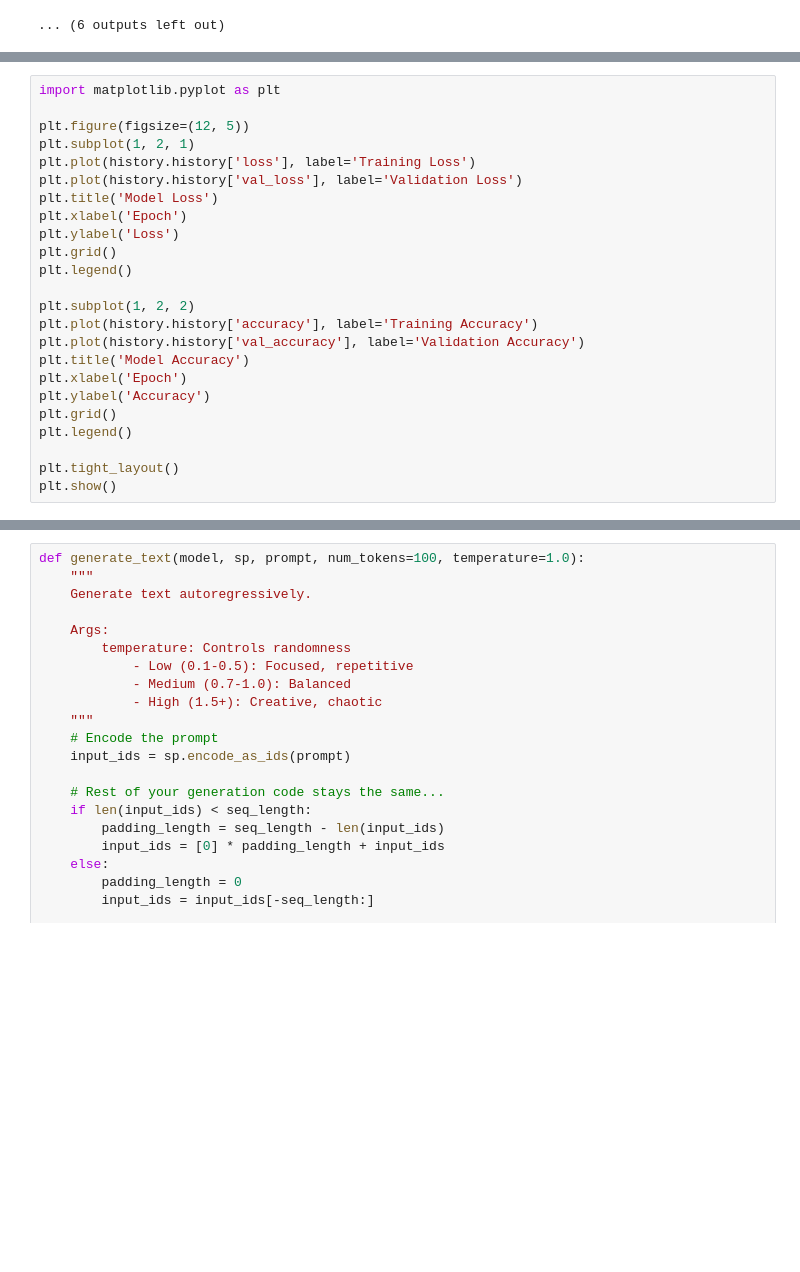
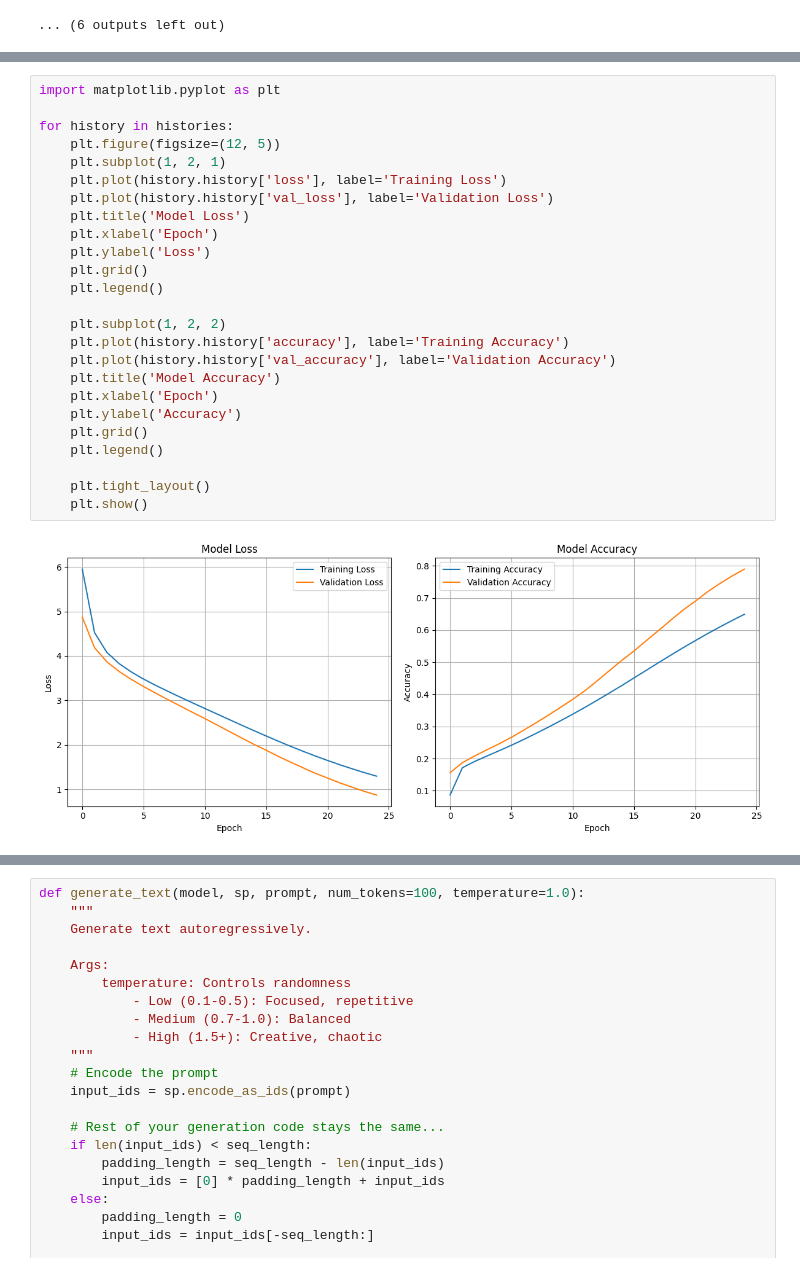
Before and after one commit to WelehoBRUDER/MetropoliaAMK-neural-networks, a Jupyter notebook: transformer/text_generation.ipynb, the cells around one changed output, grey strips where cells are left out. Cells and saved outputs as stored; diff of their text form; blank space fills up the shorter version.

```diff
--- a/transformer/text_generation.ipynb
+++ b/transformer/text_generation.ipynb
@@ -261,27 +274,30 @@ Epoch 2/25
 # %%
 import matplotlib.pyplot as plt
 
-plt.figure(figsize=(12, 5))
-plt.subplot(1, 2, 1)
-plt.plot(history.history['loss'], label='Training Loss')
-plt.plot(history.history['val_loss'], label='Validation Loss')
-plt.title('Model Loss')
-plt.xlabel('Epoch')
-plt.ylabel('Loss')
-plt.grid()
-plt.legend()
+for history in histories:
+    plt.figure(figsize=(12, 5))
+    plt.subplot(1, 2, 1)
+    plt.plot(history.history['loss'], label='Training Loss')
+    plt.plot(history.history['val_loss'], label='Validation Loss')
+    plt.title('Model Loss')
+    plt.xlabel('Epoch')
+    plt.ylabel('Loss')
+    plt.grid()
+    plt.legend()
 
-plt.subplot(1, 2, 2)
-plt.plot(history.history['accuracy'], label='Training Accuracy')
-plt.plot(history.history['val_accuracy'], label='Validation Accuracy')
-plt.title('Model Accuracy')
-plt.xlabel('Epoch')
-plt.ylabel('Accuracy')
-plt.grid()
-plt.legend()
+    plt.subplot(1, 2, 2)
+    plt.plot(history.history['accuracy'], label='Training Accuracy')
+    plt.plot(history.history['val_accuracy'], label='Validation Accuracy')
+    plt.title('Model Accuracy')
+    plt.xlabel('Epoch')
+    plt.ylabel('Accuracy')
+    plt.grid()
+    plt.legend()
 
-plt.tight_layout()
-plt.show()
+    plt.tight_layout()
+    plt.show()
+# %% [output]
+[figure, added]
 # %%
 model.save('king_in_yellow.keras')
 print("Model saved as 'king_in_yellow.keras'")
```
Also changed, not shown: parts of 3 cells of this notebook, 7 other files.
